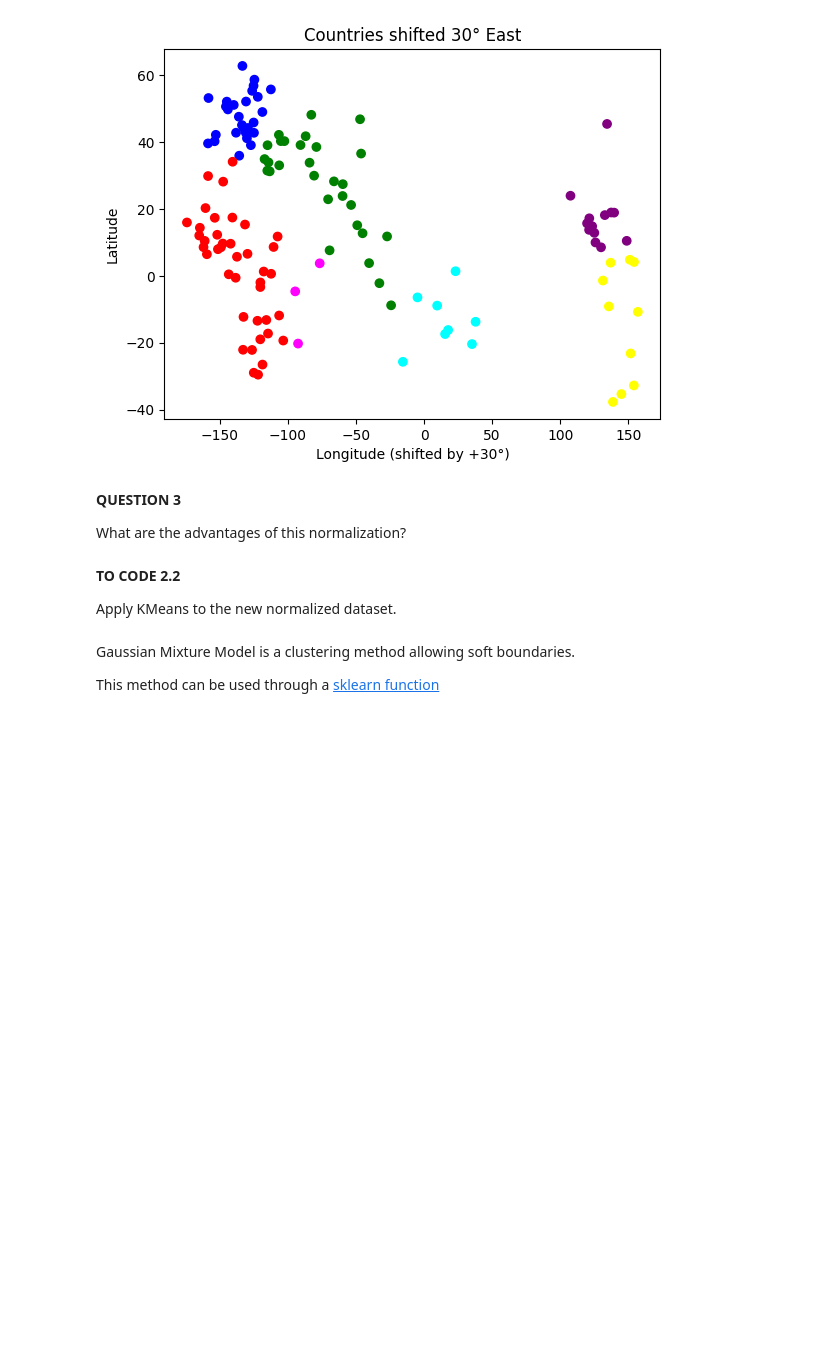
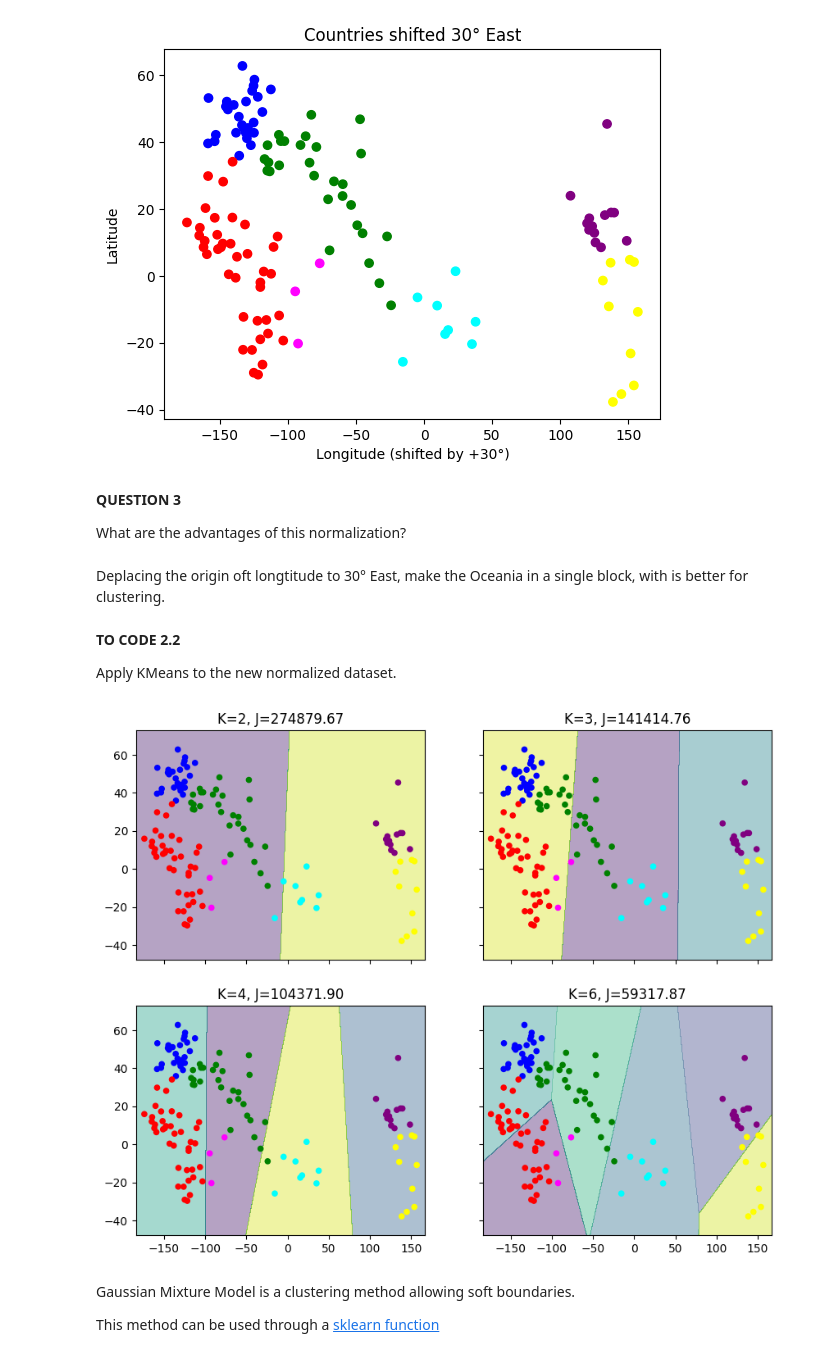
Before and after one commit to PailBoy/TP_machine_learning, a Jupyter notebook: TP1/TP1_Clustering.ipynb, the cells around one changed output. Drawn from its saved outputs; the diff is of its cells as text; code cells hidden in the pictures; blank space fills up the shorter version.

```diff
--- a/TP1/TP1_Clustering.ipynb
+++ b/TP1/TP1_Clustering.ipynb
@@ -128,14 +136,17 @@ Mercator distorts distances and areas, especially near the poles, and splits the
 
 Displace the origin of longitude to 30° east.
 # %%
-# Déplacement de toutes les longitudes de +30° vers l'est
-df_X_shifted = df_X.copy()
-df_X_shifted['Longitude'] = (df_X_shifted['Longitude'] + 30) % 360 - 180  # reste dans [-180, 180]
 
-# Conversion en numpy
+df_X_shifted = df1[['Longitude', 'Latitude']]
+df_X_shifted['Longitude'] = (df_X_shifted['Longitude'] + 30) % 360 - 180
+df_Status = df1[['Continent']]
+
+df_Y = df_Status.replace(['Africa', 'Asia', 'Europe', 'North America', 'South America', 'Seven seas', 'Oceania'], [0, 1, 2, 3, 4, 5, 6])
+
 np1_shifted = df_X_shifted.to_numpy()
+np_Y = df_Y.to_numpy()
+np_Y = np_Y.reshape((np_Y.shape[0],))
 
-# Affichage du scatter plot avec les longitudes décalées
 plt.scatter(np1_shifted[:,0], np1_shifted[:,1],
             c=np_Y,
             cmap=matplotlib.colors.ListedColormap(['red','green','blue','purple','yellow','magenta','cyan']))
@@ -149,10 +165,48 @@ plt.show()
 **QUESTION 3**
 
 What are the advantages of this normalization?
+# %% [markdown]
+Deplacing the origin oft longtitude to 30° East, make the Oceania in a single block, with is better for clustering.
 # %% [markdown]
 **TO CODE 2.2**
 
 Apply KMeans to the new normalized dataset.
+# %%
+
+x_min, x_max = np1_shifted[:, 0].min() - 10, np1_shifted[:, 0].max() + 10
+y_min, y_max = np1_shifted[:, 1].min() - 10, np1_shifted[:, 1].max() + 10
+xx, yy = np.meshgrid(np.arange(x_min, x_max, 0.1),
+                     np.arange(y_min, y_max, 0.1))
+
+
+km2_shifted = cluster.KMeans(n_clusters=2).fit(np1_shifted)
+km3_shifted = cluster.KMeans(n_clusters=3).fit(np1_shifted)
+km4_shifted = cluster.KMeans(n_clusters=4).fit(np1_shifted)
+km6_shifted = cluster.KMeans(n_clusters=6).fit(np1_shifted)
+
+
+f, axarr = plt.subplots(2, 2, sharex='col', sharey='row', figsize=(10, 8))
+
+for idx, km, tt in zip(product([0, 1], [0, 1]),
+                        [km2_shifted, km3_shifted, km4_shifted, km6_shifted],
+                        ["K=2, J=%.2f" % km2_shifted.inertia_,
+                         "K=3, J=%.2f" % km3_shifted.inertia_,
+                         "K=4, J=%.2f" % km4_shifted.inertia_,
+                         "K=6, J=%.2f" % km6_shifted.inertia_]):
+
+    Z = km.predict(np.c_[xx.ravel(), yy.ravel()])
+    Z = Z.reshape(xx.shape)
+
+    axarr[idx[0], idx[1]].contourf(xx, yy, Z, alpha=0.4)
+    axarr[idx[0], idx[1]].scatter(np1_shifted[:, 0], np1_shifted[:, 1],
+                                  c=np_Y, s=20,
+                                  cmap=matplotlib.colors.ListedColormap(
+                                      ['red', 'green', 'blue', 'purple', 'yellow', 'magenta', 'cyan']))
+    axarr[idx[0], idx[1]].set_title(tt)
+
+plt.show()
+# %% [output]
+[figure, added]
 # %% [markdown]
 Gaussian Mixture Model is a clustering method allowing soft boundaries.
 
```
Also changed, not shown: parts of 23 cells of this notebook.
